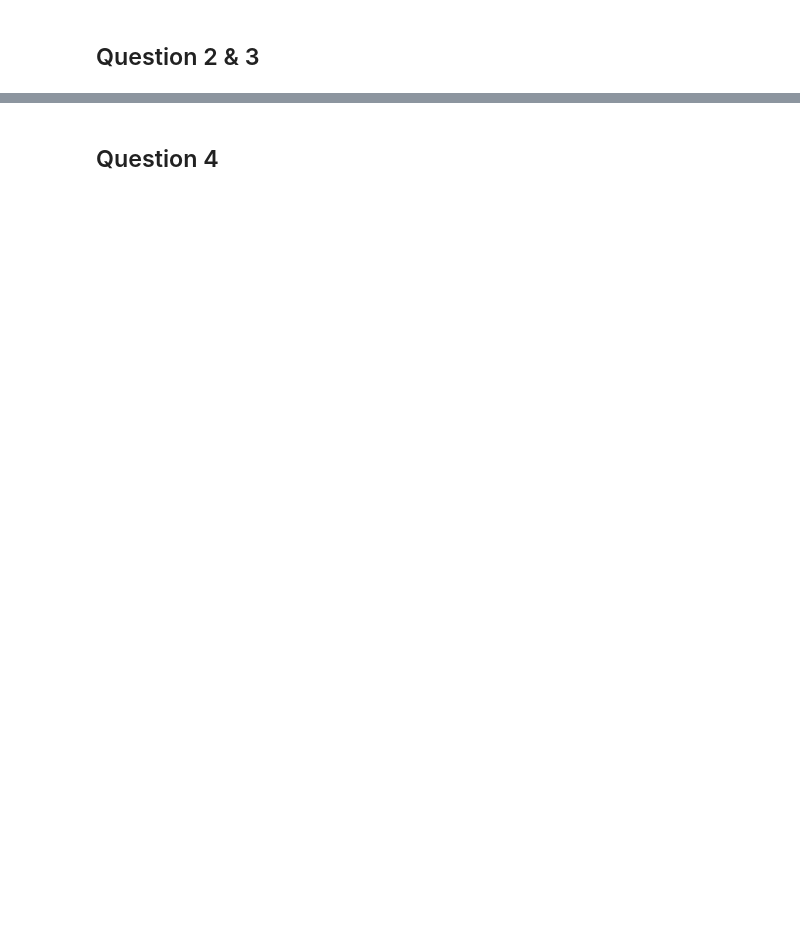
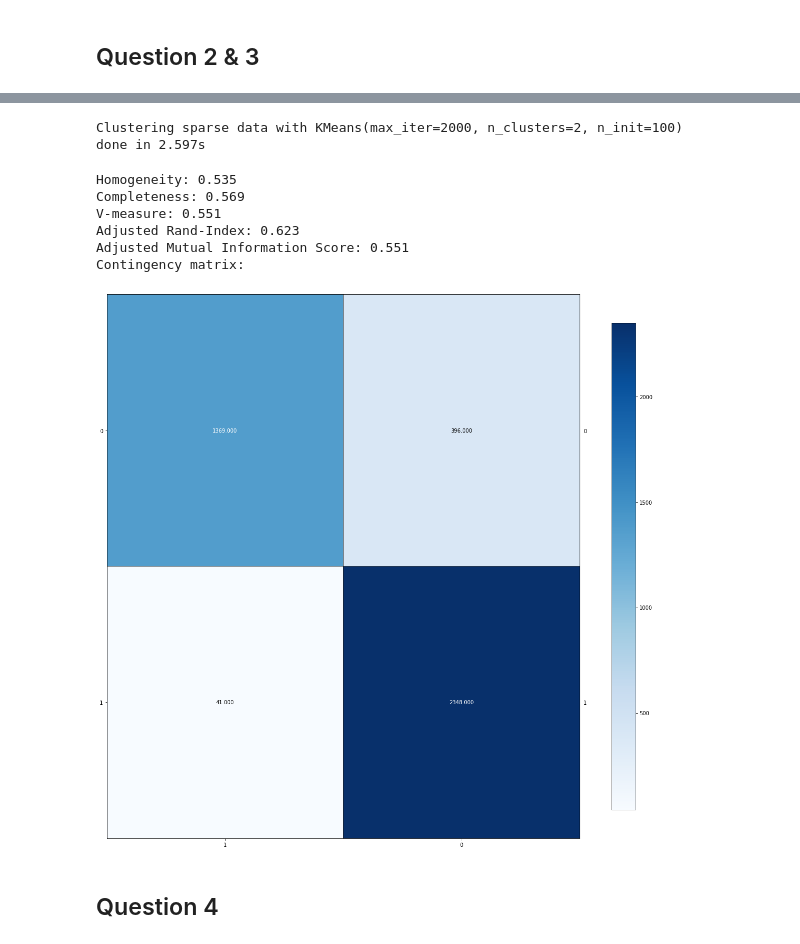
Before and after one commit to zhz03/ECE219_data_mining_project, a Jupyter notebook: Project_2/Project2.ipynb, the cells around one changed output, grey strips where cells are left out. Cells and saved outputs as stored; diff of their text form; code cells hidden in the pictures; blank space fills up the shorter version.

```diff
--- a/Project_2/Project2.ipynb
+++ b/Project_2/Project2.ipynb
@@ -140,0 +77,31 @@ Contingency matrix:
+# %%
+true_k = 2
+
+km = KMeans(
+        n_clusters=true_k,
+        init="k-means++",
+        max_iter=2000,
+        n_init=100)
+
+print("Clustering sparse data with %s" % km)
+t0 = time()
+km.fit(X_train1_tfidf)
+labels = y_train1
+print("done in %0.3fs" % (time() - t0))
+print()
+# %% [output]
+Clustering sparse data with KMeans(max_iter=2000, n_clusters=2, n_init=100)
+done in 2.597s
+# %%
+def print_metrics(km,labels,train_embeddings):
+    # labels = y_train_full
+    print("Homogeneity: %0.3f" % homogeneity_score(labels, km.labels_))
+    print("Completeness: %0.3f" % completeness_score(labels, km.labels_))
+    print("V-measure: %0.3f" % v_measure_score(labels, km.labels_))
+    print("Adjusted Rand-Index: %.3f" % adjusted_rand_score(labels, km.labels_))
+    print("Adjusted Mutual Information Score: %.3f"% adjusted_mutual_info_score(labels, km.labels_))
+    print("Contingency matrix:")
+
+    cm = confusion_matrix(labels, km.labels_)
+    rows, cols = linear_sum_assignment(cm, maximize=True)
+    plot_mat(cm[rows[:, np.newaxis], cols], xticklabels=cols,yticklabels=rows, size=(15,15))
@@ -141,3 +112,13 @@ Contingency matrix:
+# %%
+print_metrics(km,labels=labels,train_embeddings=X_train1_tfidf)
+# %% [output]
+Homogeneity: 0.535
+Completeness: 0.569
+V-measure: 0.551
+Adjusted Rand-Index: 0.623
+Adjusted Mutual Information Score: 0.551
+Contingency matrix:
+[figure, added]
 # %% [markdown]
 ## Question 4
 # %%
```
Also changed, not shown: parts of 25 cells of this notebook.
